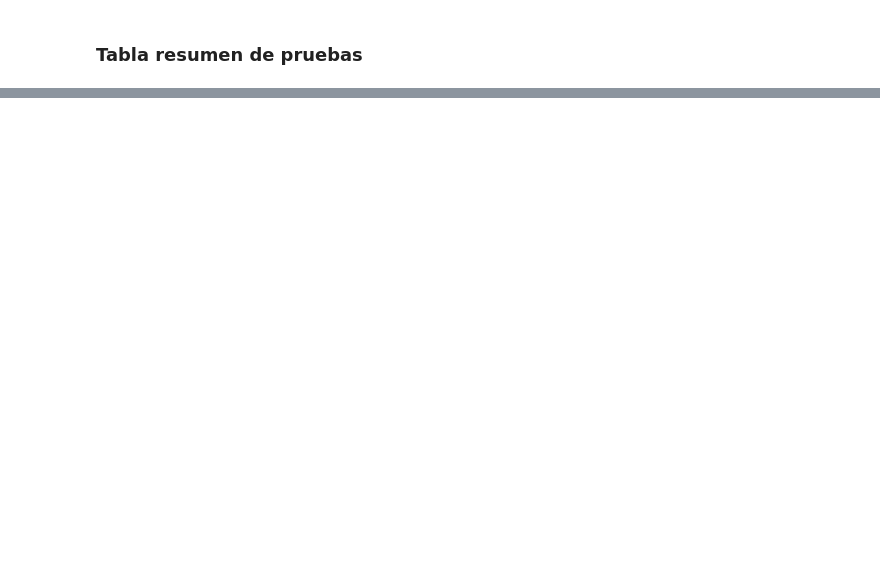
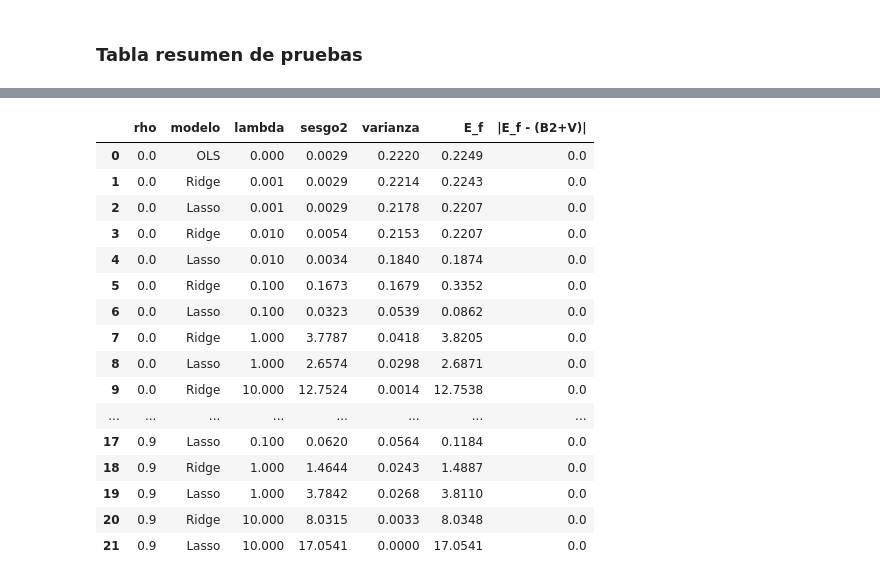
Before and after one commit to Mmora-07/aprendizaje_autom-tico_t_1, a Jupyter notebook: 01_implementacion_simulacion.ipynb, the cells around one changed output, grey strips where cells are left out. Cells and saved outputs as stored; diff of their text form; code cells hidden in the pictures; blank space fills up the shorter version.

Commit message:
notebook 01: limpieza y legibilidad

```diff
--- a/01_implementacion_simulacion.ipynb
+++ b/01_implementacion_simulacion.ipynb
@@ -959,0 +730,82 @@ Con $\rho=0$ no hay sustitución en ningún $\lambda_1$. Con $\rho=0$ la recuper
+# %%
+def crear_modelo_p5(nombre, lam):
+    """Modelo sin intercepto (b = 0 es conocido) para la simulación."""
+    if nombre == "OLS":
+        return RegresionOLS(ajustar_intercepto=False)
+    if nombre == "Ridge":
+        return RegresionRidge(lam, ajustar_intercepto=False)
+    return LassoProximal(lam, ajustar_intercepto=False)
+
+
+def ajustar_replicas(nombre, lam, X, Y):
+    """Ajusta un modelo nuevo para cada réplica y devuelve sus coeficientes.
+
+    Returns
+    -------
+    numpy.ndarray de forma (R, D)
+        Fila r = coeficientes estimados con la respuesta y^(r).
+    """
+    coeficientes = []
+    for y in Y:
+        modelo = crear_modelo_p5(nombre, lam).fit(X, y)
+        # Si algún ajuste no convergiera, preferimos que el notebook falle.
+        assert modelo.motivo_parada_ in ("solucion directa", "convergencia"), modelo.motivo_parada_
+        coeficientes.append(modelo.coef_)
+    return np.array(coeficientes)
+
+
+def descomponer_error(W, X_aud):
+    """Sesgo², varianza y error medio de las predicciones sobre X_aud.
+
+    W tiene una fila de coeficientes por réplica. Devuelve (B2, V, E) con las
+    fórmulas del enunciado (promedios con 1/R sobre réplicas y 1/M sobre filas).
+    """
+    f_estrella = X_aud @ w_estrella          # función verdadera en cada fila, forma (M,)
+    F = W @ X_aud.T                          # F[r, m] = predicción de la réplica r en la fila m
+    f_media = F.mean(axis=0)                 # predicción promedio sobre réplicas, forma (M,)
+
+    B2 = np.mean((f_media - f_estrella) ** 2)          # sesgo al cuadrado
+    V = np.mean(np.mean((F - f_media) ** 2, axis=0))   # varianza entre réplicas
+    E = np.mean((F - f_estrella) ** 2)                 # error total
+    return B2, V, E
+
+
+# Coeficientes de todas las réplicas: clave (rho, modelo, lambda) -> matriz R x D.
+coeficientes = {}
+for rho in RHOS:
+    X, X_aud, Y = escenarios[rho]
+    coeficientes[(rho, "OLS", 0.0)] = ajustar_replicas("OLS", 0.0, X, Y)
+    for lam in LAMBDAS:
+        coeficientes[(rho, "Ridge", lam)] = ajustar_replicas("Ridge", lam, X, Y)
+        coeficientes[(rho, "Lasso", lam)] = ajustar_replicas("Lasso", lam, X, Y)
+
+# Tabla por escenario, modelo y lambda.
+filas = []
+for (rho, modelo, lam), W in coeficientes.items():
+    X_aud = escenarios[rho][1]
+    B2, V, E = descomponer_error(W, X_aud)
+    filas.append({"rho": rho, "modelo": modelo, "lambda": lam, "sesgo2": B2, "varianza": V,
+                  "E_f": E, "|E_f - (B2+V)|": abs(E - (B2 + V))})
+tabla_p5 = pd.DataFrame(filas)
+
+# Comprobación numérica de la descomposición E_f = B2 + V.
+assert tabla_p5["|E_f - (B2+V)|"].max() < 1e-10
+tabla_p5.round(4)
+# %% [output]
+|  | rho | modelo | lambda | sesgo2 | varianza | E_f | |E_f - (B2+V)| |
+| 0 | 0.0 | OLS | 0.000 | 0.0029 | 0.2220 | 0.2249 | 0.0 |
+| 1 | 0.0 | Ridge | 0.001 | 0.0029 | 0.2214 | 0.2243 | 0.0 |
+| 2 | 0.0 | Lasso | 0.001 | 0.0029 | 0.2178 | 0.2207 | 0.0 |
+| 3 | 0.0 | Ridge | 0.010 | 0.0054 | 0.2153 | 0.2207 | 0.0 |
+| 4 | 0.0 | Lasso | 0.010 | 0.0034 | 0.1840 | 0.1874 | 0.0 |
+| 5 | 0.0 | Ridge | 0.100 | 0.1673 | 0.1679 | 0.3352 | 0.0 |
+| 6 | 0.0 | Lasso | 0.100 | 0.0323 | 0.0539 | 0.0862 | 0.0 |
+| 7 | 0.0 | Ridge | 1.000 | 3.7787 | 0.0418 | 3.8205 | 0.0 |
+| 8 | 0.0 | Lasso | 1.000 | 2.6574 | 0.0298 | 2.6871 | 0.0 |
+| 9 | 0.0 | Ridge | 10.000 | 12.7524 | 0.0014 | 12.7538 | 0.0 |
+| ... | ... | ... | ... | ... | ... | ... | ... |
+| 17 | 0.9 | Lasso | 0.100 | 0.0620 | 0.0564 | 0.1184 | 0.0 |
+| 18 | 0.9 | Ridge | 1.000 | 1.4644 | 0.0243 | 1.4887 | 0.0 |
+| 19 | 0.9 | Lasso | 1.000 | 3.7842 | 0.0268 | 3.8110 | 0.0 |
+| 20 | 0.9 | Ridge | 10.000 | 8.0315 | 0.0033 | 8.0348 | 0.0 |
+| 21 | 0.9 | Lasso | 10.000 | 17.0541 | 0.0000 | 17.0541 | 0.0 |
```
Also changed, not shown: parts of 84 cells of this notebook, 2 other files.
